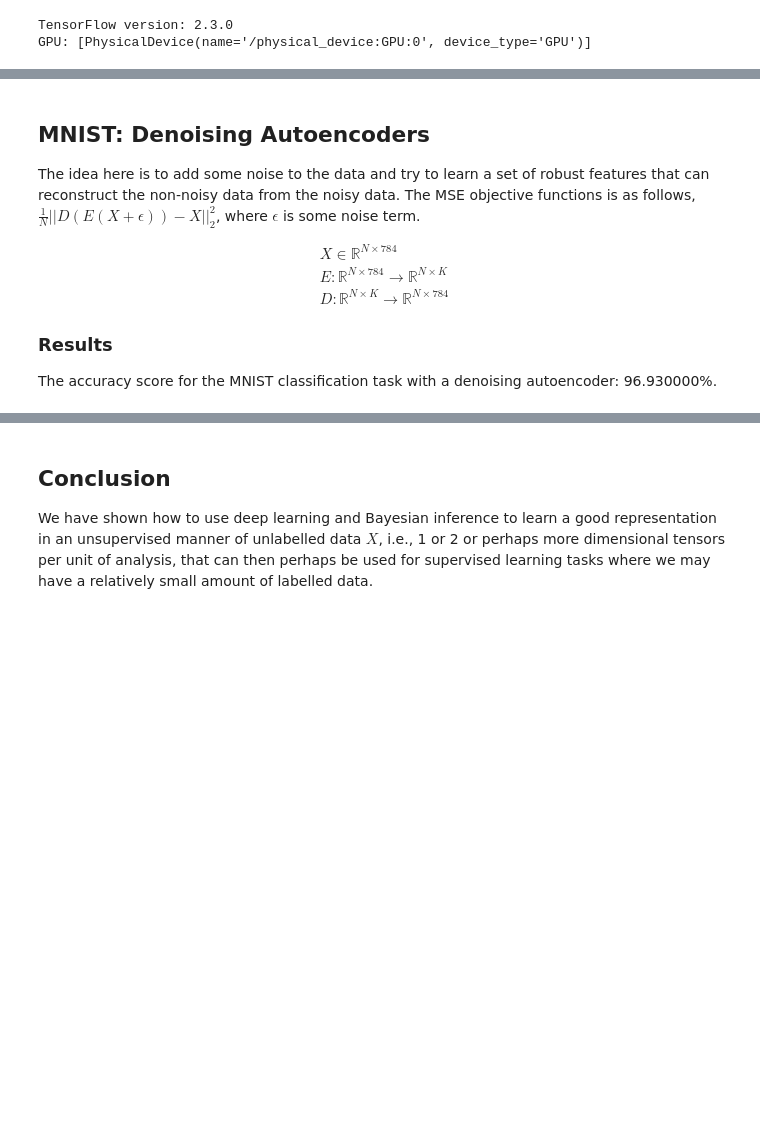
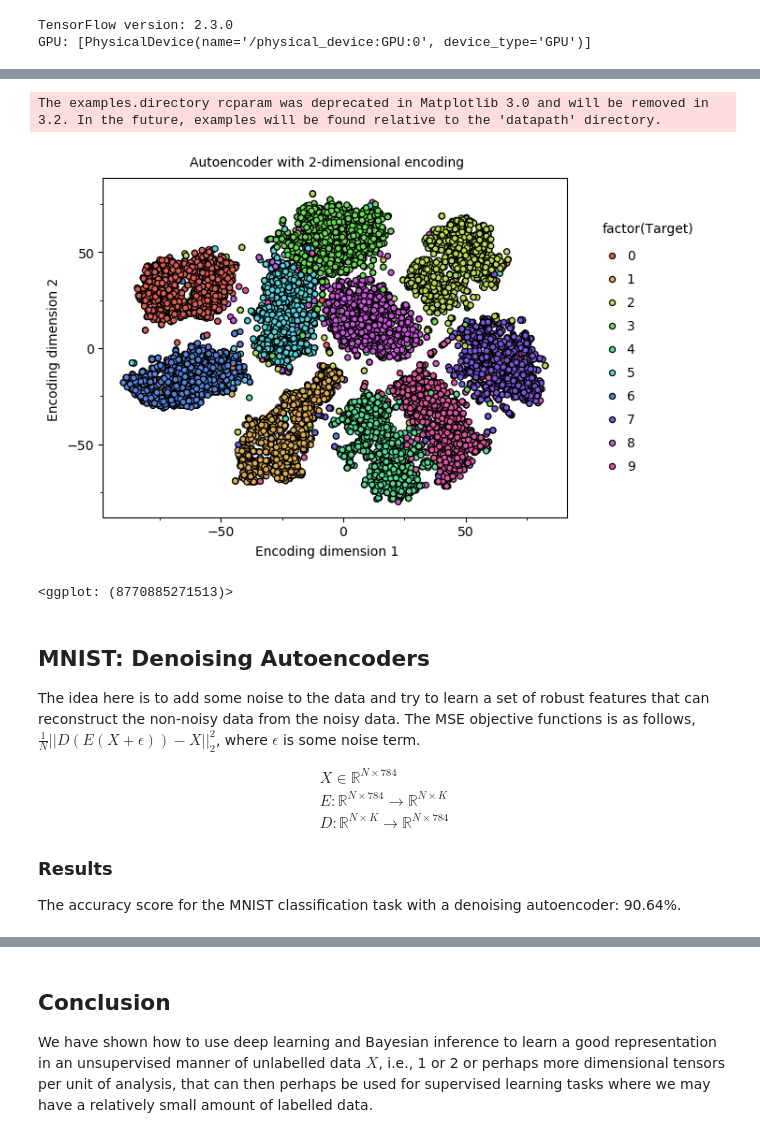
Before and after one commit to hamaadshah/autoencoders_tensorflow, a Jupyter notebook: autoencoders.ipynb, the cells around one changed output, grey strips where cells are left out. Drawn from its saved outputs; the diff is of its cells as text; code cells hidden in the pictures; blank space fills up the shorter version.

```diff
--- a/autoencoders.ipynb
+++ b/autoencoders.ipynb
@@ -417,3 +475,33 @@ The accuracy score for the MNIST classification task with an autoencoder: 90.350
+# %%
+tsne = TSNE(n_components=2)
+with tf.device(device_name="/CPU:0"):
+    test_encoded_df = pd.DataFrame(
+        data=tsne.fit_transform(
+            X=autoencoder.encoder(
+                x_test.reshape(x_test.shape[0], x_test.shape[1] * x_test.shape[2])
+            )
+        ),
+        columns=["Encoding_1", "Encoding_2"],
+    )
+test_encoded_df["Target"] = y_test
+
+cluster_plot = (
+    plotnine.ggplot(data=test_encoded_df)
+    + plotnine.geom_point(
+        mapping=plotnine.aes(x="Encoding_1", y="Encoding_2", fill="factor(Target)"),
+        size=2,
+        color="black",
+    )
+    + plotnine.xlab(xlab="Encoding dimension 1")
+    + plotnine.ylab(ylab="Encoding dimension 2")
+    + plotnine.ggtitle(title="Autoencoder with 2-dimensional encoding")
+    + plotnine.theme_matplotlib()
+)
+print(cluster_plot)
+# %% [output]
+The examples.directory rcparam was deprecated in Matplotlib 3.0 and will be removed in 3.2. In the future, examples will be found relative to the 'datapath' directory.
+[figure, added]
+<ggplot: (8770885271513)>
 # %% [markdown]
 ## MNIST: Denoising Autoencoders
 
@@ -427,7 +515,7 @@ The idea here is to add some noise to the data and try to learn a set of robust
 
 ### Results
 
-The accuracy score for the MNIST classification task with a denoising autoencoder: 96.930000%.
+The accuracy score for the MNIST classification task with a denoising autoencoder: 90.64%.
 # %%
 noise = 0.10 * np.random.uniform(
     low=0.0, high=1.0, size=batch_size * x_train.shape[1] * x_train.shape[2]
```
Also changed, not shown: parts of 28 cells of this notebook, 1 other file.
